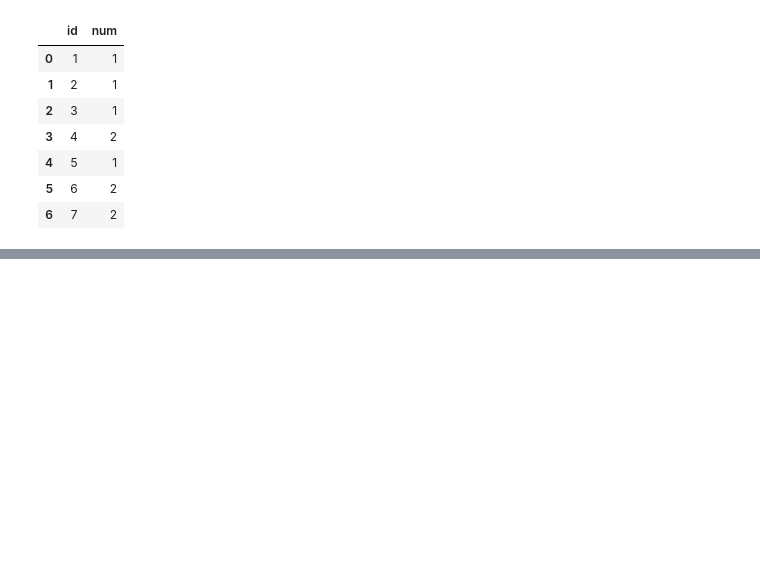
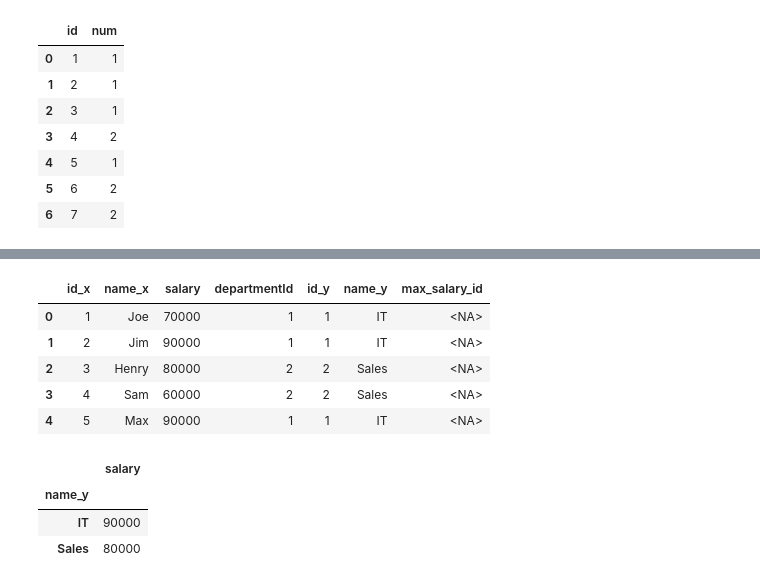
Before and after one commit to Praldmur/Tasks, a Jupyter notebook: LeetCode_Med.ipynb, the cells around one changed output, grey strips where cells are left out. Cells and saved outputs as stored; diff of their text form; code cells hidden in the pictures; blank space fills up the shorter version.

```diff
--- a/LeetCode_Med.ipynb
+++ b/LeetCode_Med.ipynb
@@ -214,0 +219,5 @@ result_df[['ConsecutiveNums']].drop_duplicates()
+# %%
+data = [[1, 'Joe', 70000, 1], [2, 'Jim', 90000, 1], [3, 'Henry', 80000, 2], [4, 'Sam', 60000, 2], [5, 'Max', 90000, 1]]
+employee = pd.DataFrame(data, columns=['id', 'name', 'salary', 'departmentId']).astype({'id':'Int64', 'name':'object', 'salary':'Int64', 'departmentId':'Int64'})
+data = [[1, 'IT'], [2, 'Sales']]
+department = pd.DataFrame(data, columns=['id', 'name']).astype({'id':'Int64', 'name':'object'})
@@ -214,0 +239,3 @@ result_df[['ConsecutiveNums']].drop_duplicates()
+# %%
+merged = employee.merge(department, how='left', left_on='departmentId', right_on='id')
+merged
@@ -214,0 +249,17 @@ result_df[['ConsecutiveNums']].drop_duplicates()
+# %%
+merged['max_salary_id'] = merged.groupby('name_y').agg({'salary': 'max'})
+merged
+# %% [output]
+|  | id_x | name_x | salary | departmentId | id_y | name_y | max_salary_id |
+| 0 | 1 | Joe | 70000 | 1 | 1 | IT | <NA> |
+| 1 | 2 | Jim | 90000 | 1 | 1 | IT | <NA> |
+| 2 | 3 | Henry | 80000 | 2 | 2 | Sales | <NA> |
+| 3 | 4 | Sam | 60000 | 2 | 2 | Sales | <NA> |
+| 4 | 5 | Max | 90000 | 1 | 1 | IT | <NA> |
+# %%
+merged.groupby('name_y').agg({'salary': 'max'})
+# %% [output]
+|  | salary |
+| name_y |  |
+| IT | 90000 |
+| Sales | 80000 |
```
Also changed, not shown: parts of 10 cells of this notebook.
